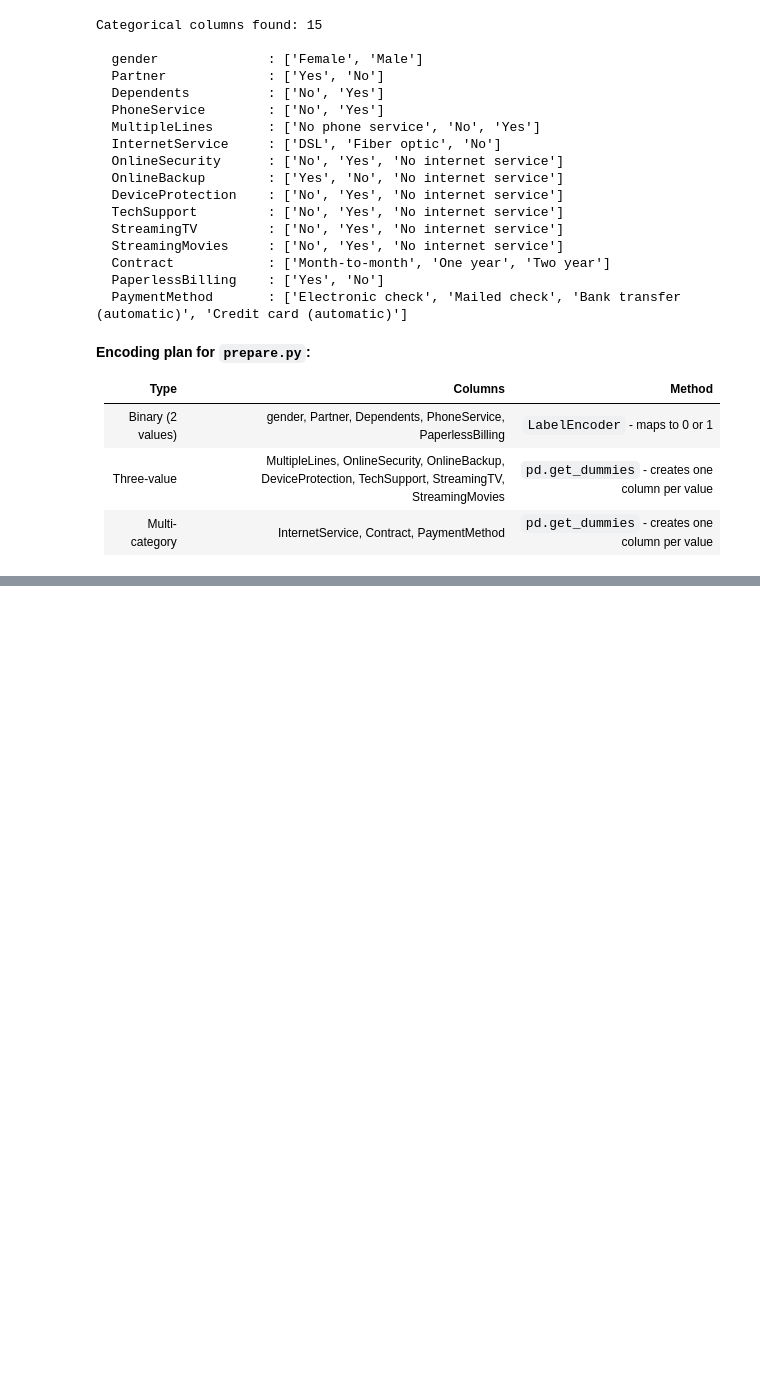
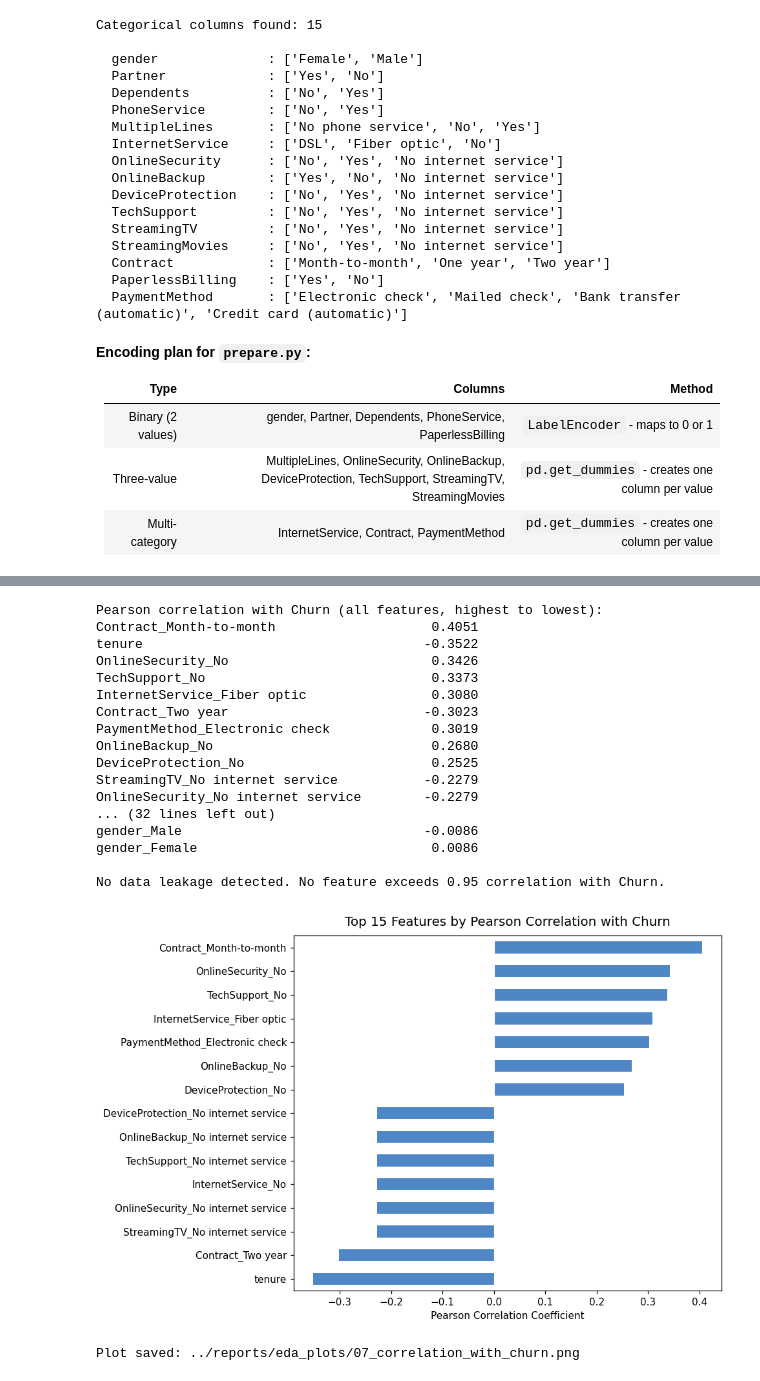
Before and after one commit to lalala6506/MAI201, a Jupyter notebook: notebooks/01_eda.ipynb, the cells around one changed output, grey strips where cells are left out. Cells and saved outputs as stored; diff of their text form; code cells hidden in the pictures; blank space fills up the shorter version.

Commit message:
docs: add Pearson correlation analysis and data leakage check

```diff
--- a/notebooks/01_eda.ipynb
+++ b/notebooks/01_eda.ipynb
@@ -615,0 +585,65 @@ Next steps:
+# %%
+# Reload a clean copy of the raw data for correlation analysis
+df_corr = pd.read_csv(DATA_PATH)
+
+# Fix TotalCharges type
+df_corr["TotalCharges"] = pd.to_numeric(df_corr["TotalCharges"], errors="coerce").fillna(0.0)
+
+# Encode Churn as numeric target
+df_corr["Churn_num"] = (df_corr["Churn"] == "Yes").astype(int)
+
+# Drop non-numeric and ID columns
+df_corr = df_corr.drop(columns=["customerID", "Churn"])
+
+# One-hot encode all categorical columns so we can correlate everything
+df_corr = pd.get_dummies(df_corr, drop_first=False)
+bool_cols = df_corr.select_dtypes(include="bool").columns
+df_corr[bool_cols] = df_corr[bool_cols].astype(int)
+
+# Pearson correlation of every feature against Churn
+churn_corr = (
+    df_corr.corr()["Churn_num"]
+    .drop("Churn_num")
+    .sort_values(key=abs, ascending=False)
+)
+
+print("Pearson correlation with Churn (all features, highest to lowest):")
+print(churn_corr.round(4).to_string())
+
+# Data leakage check
+leakage = churn_corr[abs(churn_corr) > 0.95]
+if leakage.empty:
+    print("\nNo data leakage detected. No feature exceeds 0.95 correlation with Churn.")
+else:
+    print(f"\nPotential leakage risk detected: {list(leakage.index)}")
+
+# Plot top 15 most correlated features
+fig, ax = plt.subplots(figsize=(9, 6))
+churn_corr.head(15).sort_values().plot(kind="barh", ax=ax, color="#4f86c6")
+ax.axvline(0, color="white", linewidth=0.8)
+ax.set_title("Top 15 Features by Pearson Correlation with Churn", fontsize=13, pad=10)
+ax.set_xlabel("Pearson Correlation Coefficient")
+plt.tight_layout()
+plt.savefig(PLOTS_DIR / "07_correlation_with_churn.png", dpi=120)
+plt.show()
+print(f"Plot saved: {PLOTS_DIR / '07_correlation_with_churn.png'}")
+# %% [output]
+Pearson correlation with Churn (all features, highest to lowest):
+Contract_Month-to-month                    0.4051
+tenure                                    -0.3522
+OnlineSecurity_No                          0.3426
+TechSupport_No                             0.3373
+InternetService_Fiber optic                0.3080
+Contract_Two year                         -0.3023
+PaymentMethod_Electronic check             0.3019
+OnlineBackup_No                            0.2680
+DeviceProtection_No                        0.2525
+StreamingTV_No internet service           -0.2279
+OnlineSecurity_No internet service        -0.2279
+... (32 lines left out)
+gender_Male                               -0.0086
+gender_Female                              0.0086
+
+No data leakage detected. No feature exceeds 0.95 correlation with Churn.
+[figure, added]
+Plot saved: ../reports/eda_plots/07_correlation_with_churn.png
```
Also changed, not shown: parts of 4 cells of this notebook, 1 other file.
